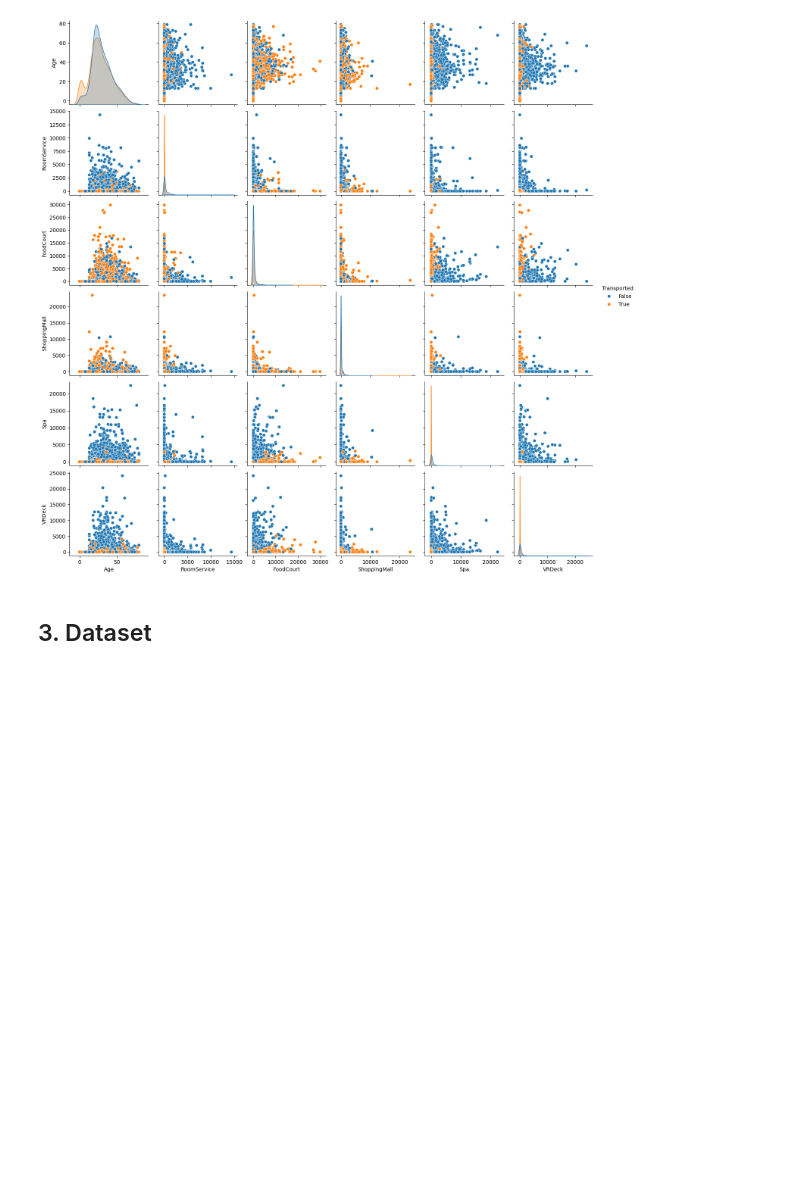
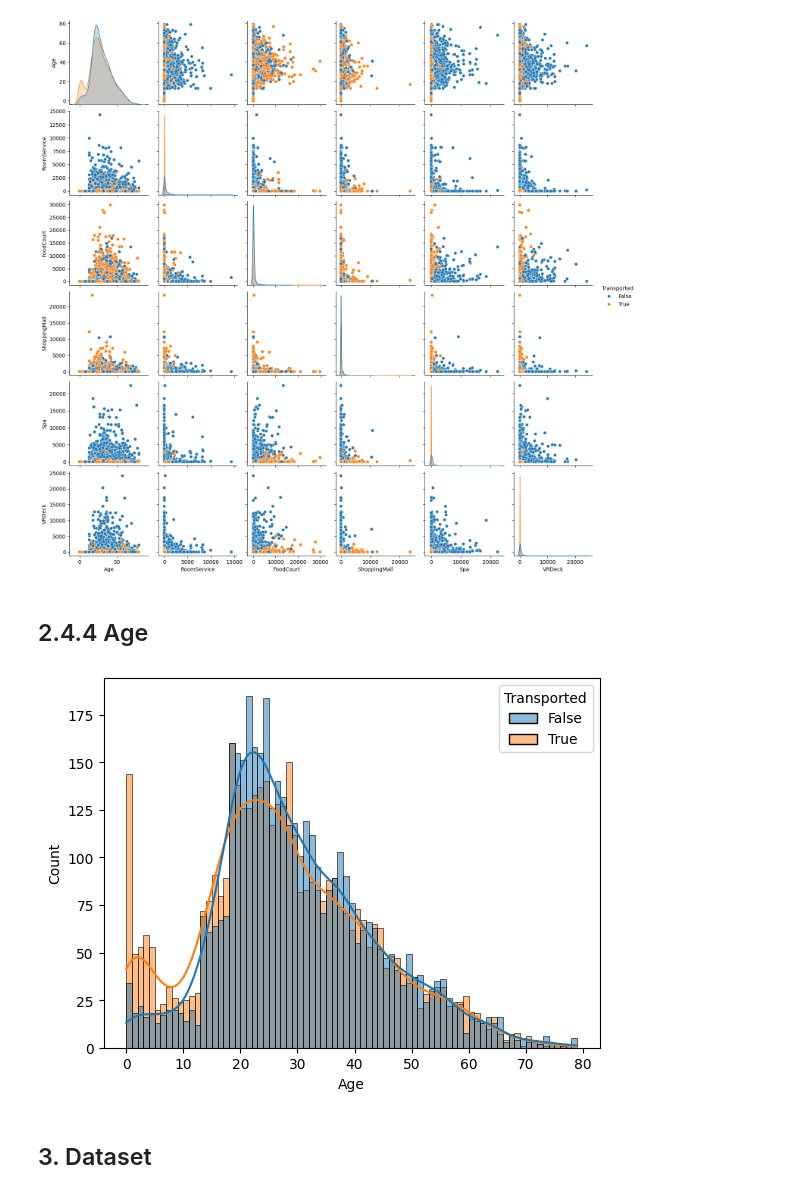
Before and after one commit to Looczky/Space_project, a Jupyter notebook: main.ipynb, the cells around one changed output. Drawn from its saved outputs; the diff is of its cells as text; code cells hidden in the pictures; blank space fills up the shorter version.

```diff
--- a/main.ipynb
+++ b/main.ipynb
@@ -194,0 +217,7 @@ for container in ax.containers:
+# %%
+
+for i in range(1, 19):
+    lower_bound = (i - 1) * 100
+    upper_bound = i * 100
+    train[f'Cabin_2_{lower_bound}-{upper_bound}'] = ((train['Cabin_2'] >= lower_bound) & (train['Cabin_2'] < upper_bound)).astype(int)
+train.head()
@@ -200,6 +237,13 @@ sns.pairplot(data=numerical_data,hue='Transported')
 plt.show()
 # %% [output]
 [figure]
+# %% [markdown]
+## 2.4.4 Age
+# %%
+sns.histplot(data=train, x='Age', hue='Transported', binwidth=1, kde=True)
+plt.show()
+# %% [output]
+[figure, added]
 # %% [markdown]
 ## 3. Dataset
 # %%
```
Also changed, not shown: parts of 10 cells of this notebook.
